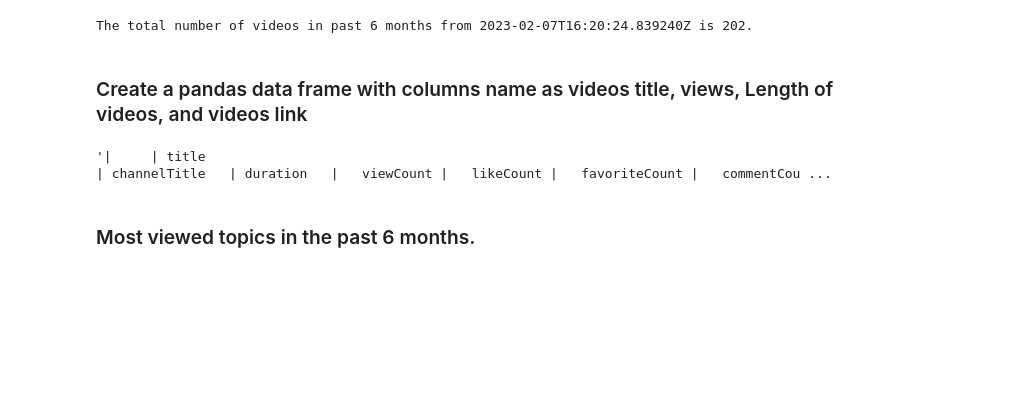
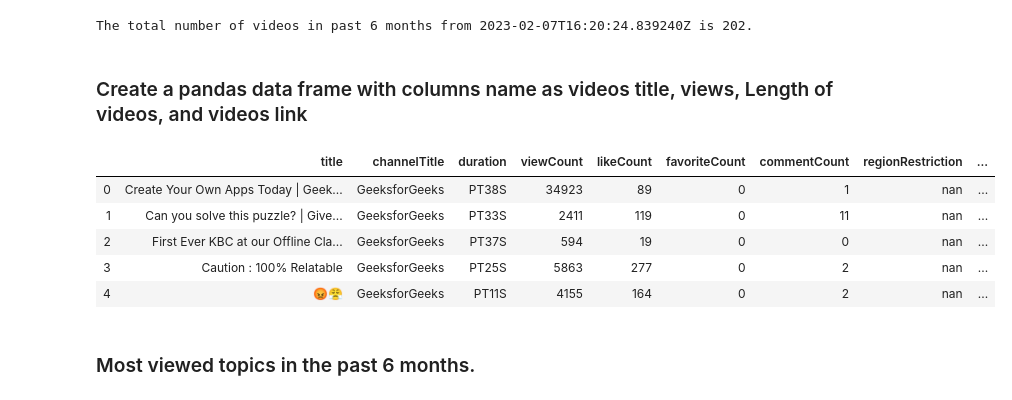
Before and after one commit to anayjain/GFG-DataAnalysis, a Jupyter notebook: GeeksforGeeks_Project2_GFGDataAnalysis.ipynb, the cells around one changed output. Cells and saved outputs as stored; diff of their text form; code cells hidden in the pictures; blank space fills up the shorter version.

Commit message:
html style table

```diff
--- a/GeeksforGeeks_Project2_GFGDataAnalysis.ipynb
+++ b/GeeksforGeeks_Project2_GFGDataAnalysis.ipynb
@@ -151,24 +151,29 @@ The total number of videos in past 6 months from 2023-02-07T16:20:24.839240Z is
 # %%
 # Save entire video data in dataframe
 df = pd.DataFrame()
 for i in range(len(video_data)):
   snippet = video_data[i]['snippet']
   content = video_data[i]['contentDetails']
   stats = video_data[i]['statistics']
   snippet.update(content)
   snippet.update(stats)
   df = pd.concat([df, pd.DataFrame.from_records([snippet])], ignore_index=True)
 df['video_link'] = video_url
 # Save a copy of raw data
 raw_table = df
 # Remove unnecessary columns
 df = df.drop(['publishedAt','channelId','description','thumbnails','tags','categoryId'],axis=1)
 df = df.drop(['liveBroadcastContent','defaultLanguage','caption','licensedContent','contentRating','projection'],axis=1)
 df = df.drop(['localized','defaultAudioLanguage','dimension','definition'],axis=1)
 # df.head(5)
-tabulate(df, headers = 'keys', tablefmt = 'github')
+tabulate(df.head(5), headers = 'keys', tablefmt = 'html')
 # %% [output]
-'|     | title                                                                                                | channelTitle   | duration   |   viewCount |   likeCount |   favoriteCount |   commentCou ...
+|  | title | channelTitle | duration | viewCount | likeCount | favoriteCount | commentCount | regionRestriction | ... |
+| 0 | Create Your Own Apps Today | Geek... | GeeksforGeeks | PT38S | 34923 | 89 | 0 | 1 | nan | ... |
+| 1 | Can you solve this puzzle? | Give... | GeeksforGeeks | PT33S | 2411 | 119 | 0 | 11 | nan | ... |
+| 2 | First Ever KBC at our Offline Cla... | GeeksforGeeks | PT37S | 594 | 19 | 0 | 0 | nan | ... |
+| 3 | Caution : 100% Relatable | GeeksforGeeks | PT25S | 5863 | 277 | 0 | 2 | nan | ... |
+| 4 | 😡😤 | GeeksforGeeks | PT11S | 4155 | 164 | 0 | 2 | nan | ... |
 # %% [markdown]
 ### Most viewed topics in the past 6 months.
 # %%
```
